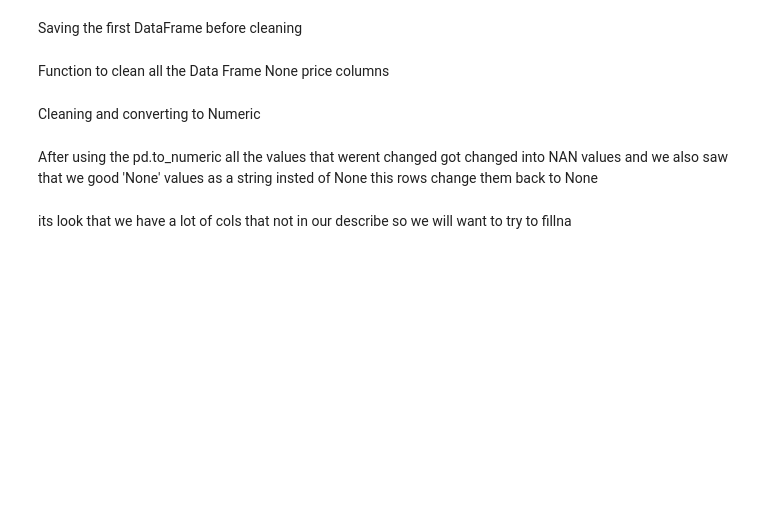
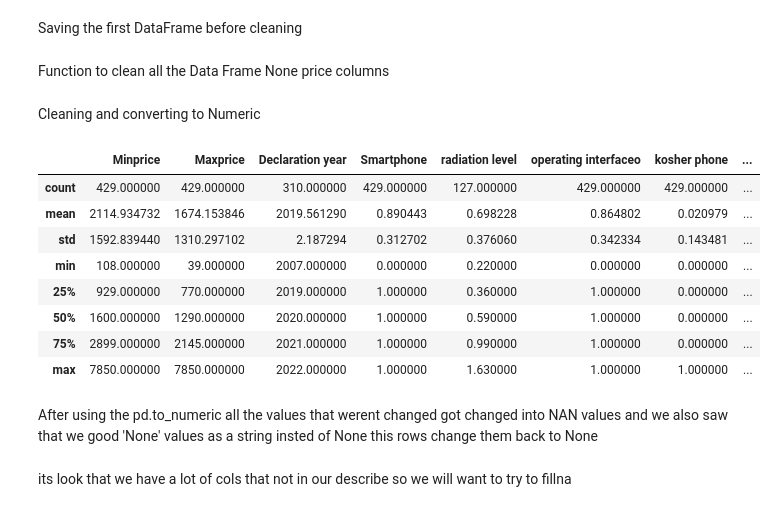
Before and after one commit to Davidtal1/PhoneProjects, a Jupyter notebook: PhonesProject.ipynb, the cells around one changed output. Drawn from its saved outputs; the diff is of its cells as text; code cells hidden in the pictures; blank space fills up the shorter version.

```diff
--- a/PhonesProject.ipynb
+++ b/PhonesProject.ipynb
@@ -322,6 +322,12 @@ def lastCleanning(df_WithNone):
     df_WithNone['resolution']=pd.to_numeric(df['resolution'],errors='coerce')
 
     return df_WithNone
+# %%
+def to_float(x):
+    try:
+        return float(x)
+    except:
+        return x
 # %%
 
 df_WithNone = Smalldf.copy()
@@ -330,6 +336,20 @@ df_WithNone=lastCleanning(df_WithNone)
 #pd.set_option('display.max_rows',None)
 #pd.set_option('display.max_columns',None)
 df_WithNone['battery capacity'] = df_WithNone['battery capacity'].apply(to_float)
+# %%
+pd.set_option('display.max_rows',None)
+pd.set_option('display.max_columns',None)
+df_WithNone.describe()
+# %% [output]
+|  | Minprice | Maxprice | Declaration year | Smartphone | radiation level | operating interfaceo | kosher phone | ... |
+| count | 429.000000 | 429.000000 | 310.000000 | 429.000000 | 127.000000 | 429.000000 | 429.000000 | ... |
+| mean | 2114.934732 | 1674.153846 | 2019.561290 | 0.890443 | 0.698228 | 0.864802 | 0.020979 | ... |
+| std | 1592.839440 | 1310.297102 | 2.187294 | 0.312702 | 0.376060 | 0.342334 | 0.143481 | ... |
+| min | 108.000000 | 39.000000 | 2007.000000 | 0.000000 | 0.220000 | 0.000000 | 0.000000 | ... |
+| 25% | 929.000000 | 770.000000 | 2019.000000 | 1.000000 | 0.360000 | 1.000000 | 0.000000 | ... |
+| 50% | 1600.000000 | 1290.000000 | 2020.000000 | 1.000000 | 0.590000 | 1.000000 | 0.000000 | ... |
+| 75% | 2899.000000 | 2145.000000 | 2021.000000 | 1.000000 | 0.990000 | 1.000000 | 0.000000 | ... |
+| max | 7850.000000 | 7850.000000 | 2022.000000 | 1.000000 | 1.630000 | 1.000000 | 1.000000 | ... |
 # %% [markdown]
 After using the pd.to_numeric all the values that werent changed got changed into NAN values and we also saw that we good 'None' values as a string insted of None this rows change them back to None
 # %%
```
